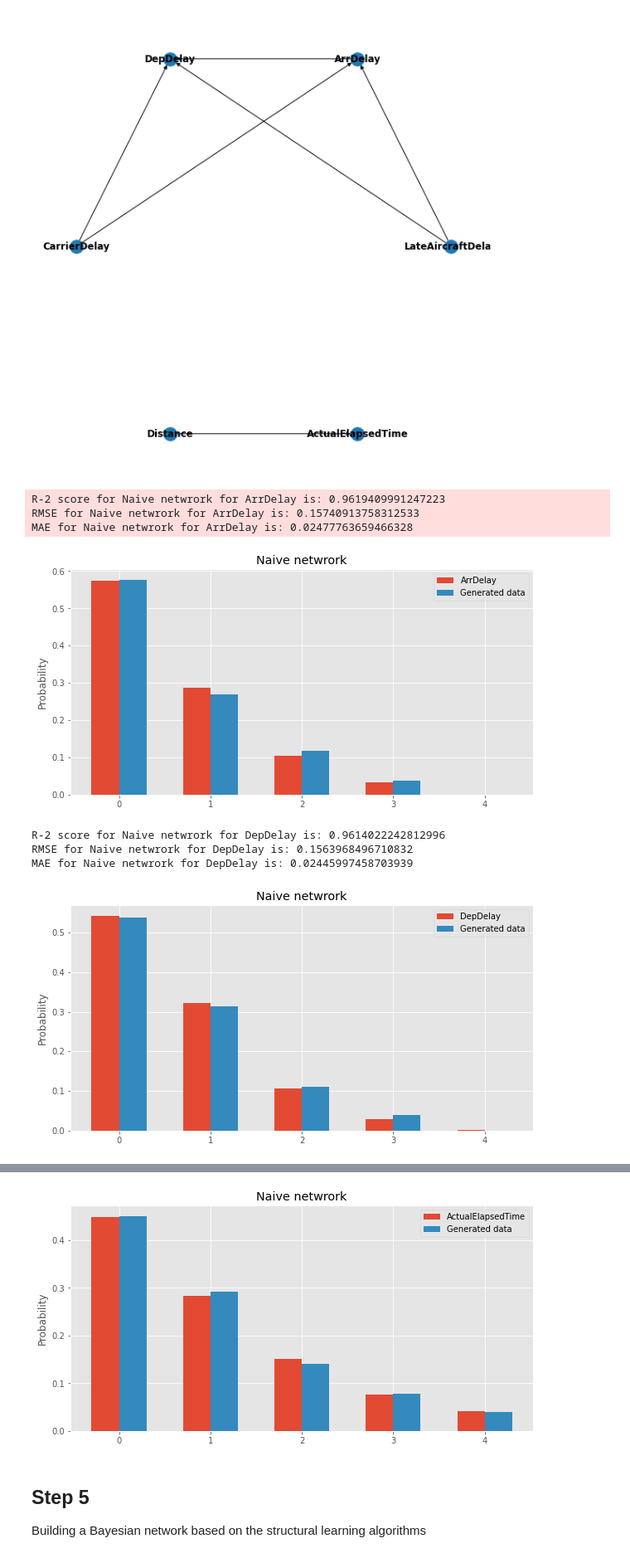
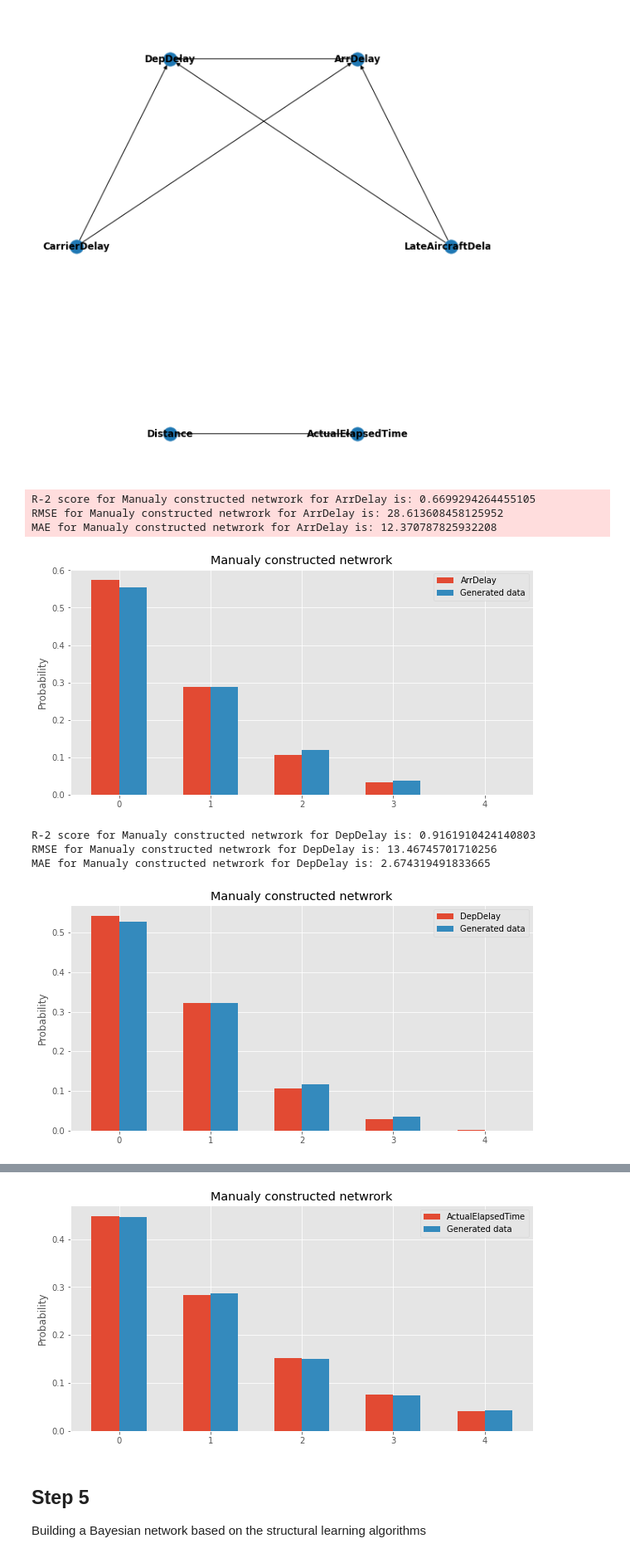
Before and after one commit to vvoronin96/MM_MDA, a Jupyter notebook: Lab 3.ipynb, the cells around one changed output, grey strips where cells are left out. Shown at 83% size. Cells and saved outputs as stored; diff of their text form; code cells hidden in the pictures.

```diff
--- a/Lab 3.ipynb
+++ b/Lab 3.ipynb
@@ -385,7 +385,7 @@ from math import sqrt
 # %%
 # define a function to train the Bayesian network model and plot the results
 
-def train_and_plot(model, data, keys, title=''):
+def train_and_plot(model, descritizer, data, keys, data_keys, title=''):
 
     def fit_model(model, data):
         new_model = BayesianModel(model.edges())
@@ -398,18 +398,27 @@ def train_and_plot(model, data, keys, title=''):
         y_true = np.sort(data)
         y_pred = np.sort(samples)
 
-        print(f'R-2 score for {title} for {key} is: {r2_score(y_true, y_pred)}')
+        corr_matrix = np.corrcoef(y_true, y_pred)
+        corr = corr_matrix[0,1]
+        R_sq = corr**2
+
+        print(f'R-2 score for {title} for {key} is: {R_sq}')
         print(f'RMSE for {title} for {key} is: {sqrt(mean_squared_error(y_true, y_pred))}')
         print(f'MAE for {title} for {key} is: {mean_absolute_error(y_true, y_pred)}')
 
     sample_data = fit_model(model, data)
+
+    data_continious = descritizer.inverse_transform(data_descrete.values)
+    data_continious = pd.DataFrame(data_continious, columns=data_keys)
+    sample_continious = descritizer.inverse_transform(sample_data.values)
+    sample_continious = pd.DataFrame(sample_continious, columns=data_keys)
 
     for key in keys:
 
         real_data = data_descrete[key]
         sampled_data = sample_data[key]
 
-        get_scores(real_data,sampled_data, title, key)
+        get_scores(data_continious[key], sample_continious[key], title, key)
 
         real_freqs = Counter(real_data)
         sampeled_freqs = Counter(sampled_data)
@@ -449,13 +458,13 @@ nx.draw(network, pos, with_labels=True, font_weight="bold")
 # %%
 # traing the model
 
-train_and_plot(model, data_descrete, Targets, title='Naive netwrork')
+train_and_plot(model, discretizer, data_descrete, Targets, data_keys, title='Manualy constructed netwrork')
 # %% [output]
-R-2 score for Naive netwrork for ArrDelay is: 0.9619409991247223
-RMSE for Naive netwrork for ArrDelay is: 0.15740913758312533
-MAE for Naive netwrork for ArrDelay is: 0.02477763659466328
+R-2 score for Manualy constructed netwrork for ArrDelay is: 0.6699294264455105
+RMSE for Manualy constructed netwrork for ArrDelay is: 28.613608458125952
+MAE for Manualy constructed netwrork for ArrDelay is: 12.370787825932208
-[figure, old version]
+[figure, new version]
-R-2 score for Naive netwrork for DepDelay is: 0.9614022242812996
-RMSE for Naive netwrork for DepDelay is: 0.1563968496710832
-MAE for Naive netwrork for DepDelay is: 0.02445997458703939
+R-2 score for Manualy constructed netwrork for DepDelay is: 0.9161910424140803
+RMSE for Manualy constructed netwrork for DepDelay is: 13.46745701710256
+MAE for Manualy constructed netwrork for DepDelay is: 2.674319491833665
-[figure, old version]
+[figure, new version]
@@ -465,4 +474,4 @@ MAE for Naive netwrork for ActualElapsedTime is: 0.015247776365946633
-[figure, old version]
+[figure, new version]
 # %% [markdown]
 ## Step 5
 
```
Also changed, not shown: parts of 5 cells of this notebook, 3 other files.
